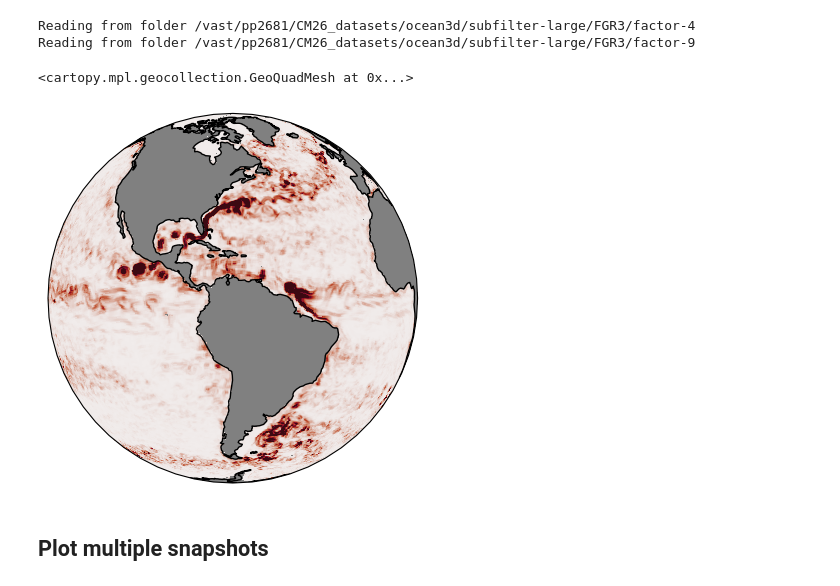
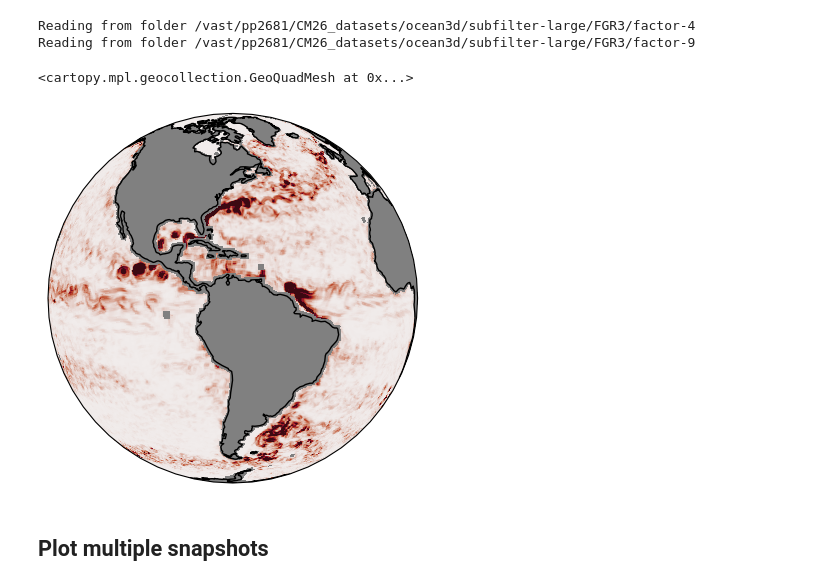
Before and after one commit to m2lines/ANN-momentum-mesoscale, a Jupyter notebook: notebooks/Figure-1.ipynb, the cells around one changed output. Saved outputs shown, nothing was run; the diff lists cells and outputs as text; code cells hidden in the pictures.

```diff
--- a/notebooks/Figure-1.ipynb
+++ b/notebooks/Figure-1.ipynb
@@ -60,18 +60,22 @@ def plot_SGS_KE(array, param, ax=None, vmin=0., vmax=0.05, true_data=None):
     return im
 # %%
 # Read grid information
-true_data = read_datasets(['test'], factors=[4,9], subfilter='subfilter-large')
-param_4 = true_data['test-4'].param
-param_9 = true_data['test-9'].param
+training_data = read_datasets(['test'], factors=[4,9], subfilter='subfilter-large')
+param_4 = training_data['test-4'].param
+param_9 = training_data['test-9'].param
 # %% [output]
 Reading from folder /vast/pp2681/CM26_datasets/ocean3d/subfilter-large/FGR3/factor-4
 Reading from folder /vast/pp2681/CM26_datasets/ocean3d/subfilter-large/FGR3/factor-9
+# %%
+# Mask two nearest points to the boundary
+mask_4 = ann_default[4].wet2[0]
+mask_9 = ann_default[9].wet2[0]
 # %%
 # Check plotting function on one snapshot of diagnosed data
-plot_SGS_KE(ann_default[4].SGS_KE[0], param_4)
+plot_SGS_KE(ann_default[4].SGS_KE[0]*mask_4, param_4)
 # %% [output]
 <cartopy.mpl.geocollection.GeoQuadMesh at 0x...>
-[figure, old version]
+[figure, new version]
 # %% [markdown]
 ## Plot multiple snapshots
 # %%
```
Also changed, not shown: parts of 2 cells of this notebook.
